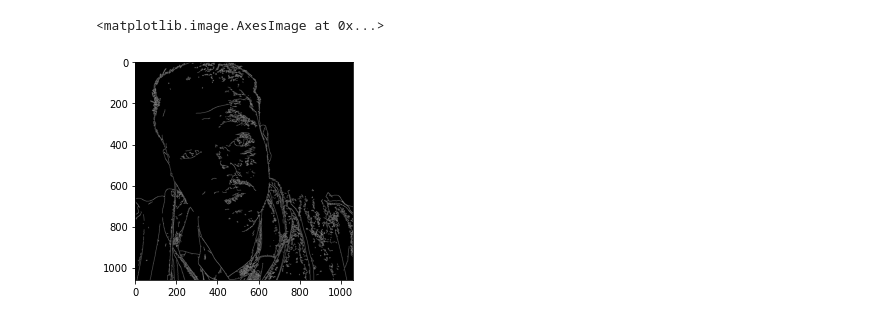
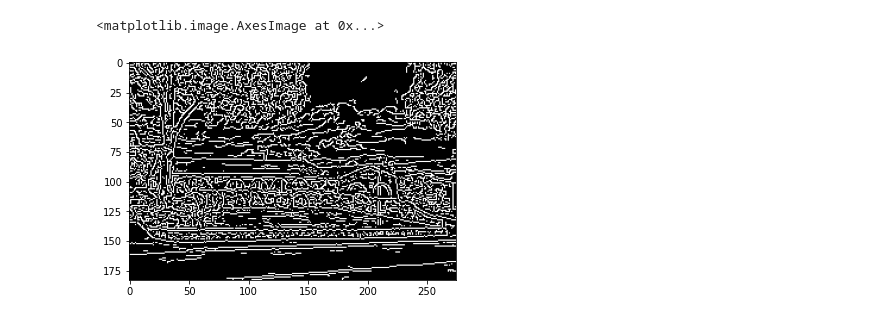
Before and after one commit to r-narula/Learning-OpenCV, a Jupyter notebook: IIIT-A/ImageSegmenatation/imageTosketch.ipynb, the cells around one changed output. Saved outputs shown, nothing was run; the diff lists cells and outputs as text; code cells hidden in the pictures.

```diff
--- a/IIIT-A/ImageSegmenatation/imageTosketch.ipynb
+++ b/IIIT-A/ImageSegmenatation/imageTosketch.ipynb
@@ -4,5 +5,5 @@ import matplotlib.pyplot as plt
 # %%
-img = cv2.imread("newRaghav.jpeg")
+img = cv2.imread("House.jpeg")
 # %%
 plt.imshow(img)
 # %% [output]
@@ -25,7 +22,7 @@ plt.imshow(gray,"gray")
 # %%
-edge_img = cv2.Canny(img,50,100)
+edge_img = cv2.Canny(img,67,100)
 plt.imshow(edge_img,"gray")
 # %% [output]
 <matplotlib.image.AxesImage at 0x...>
-[figure, old version]
+[figure, new version]
 # %%
```
Also changed, not shown: parts of 17 cells of this notebook, 11 other files.
